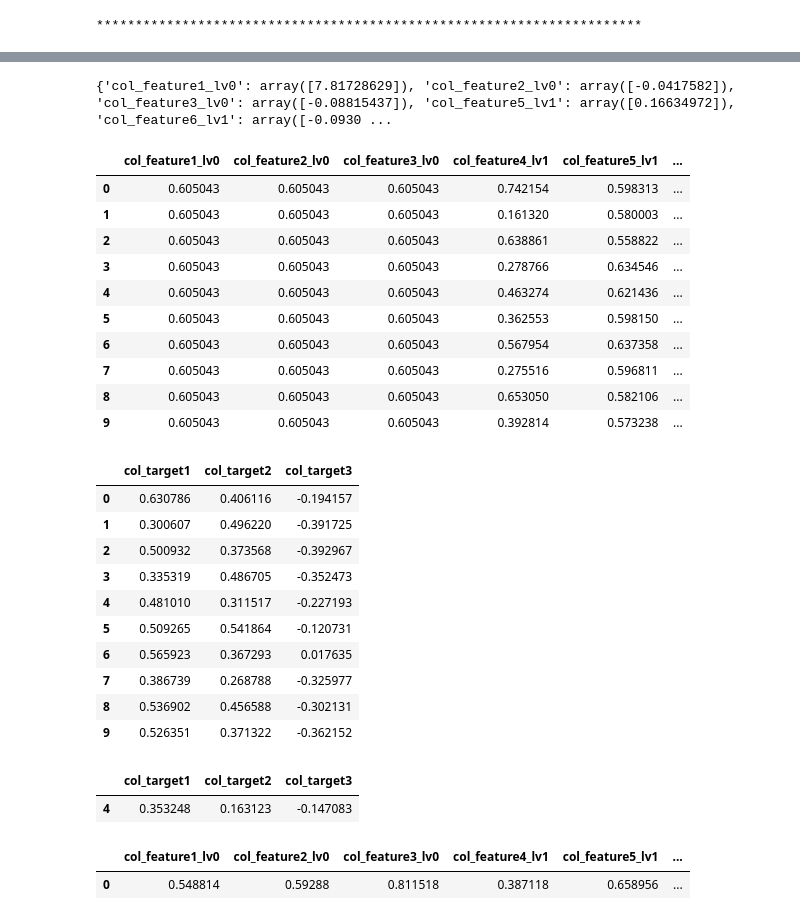
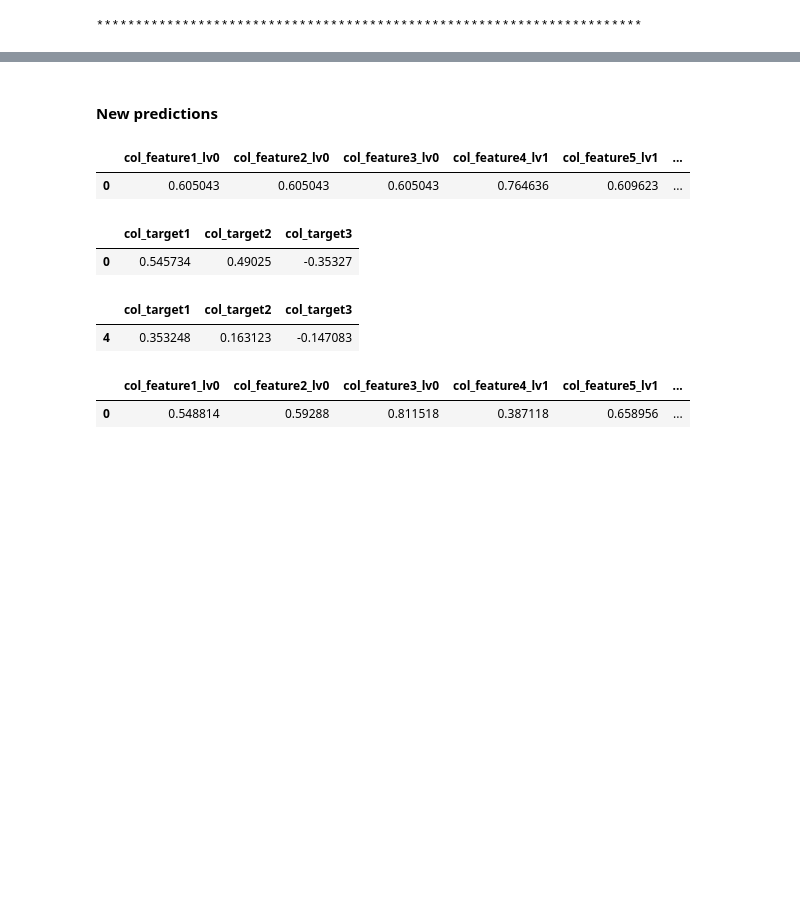
Before and after one commit to AlbertoBarbado/python-codebase, a Jupyter notebook: machine_learning/causal_inference_and_discovery/DoubleML - Causal Graph.ipynb, the cells around one changed output, grey strips where cells are left out. Drawn from its saved outputs; the diff is of its cells as text; code cells hidden in the pictures; blank space fills up the shorter version.

```diff
--- a/machine_learning/causal_inference_and_discovery/DoubleML - Causal Graph.ipynb
+++ b/machine_learning/causal_inference_and_discovery/DoubleML - Causal Graph.ipynb
@@ -368,40 +403,5 @@ for item in list_results:
-# %%
-# Perform RCA over an anomaly in a leaf node.
-# Reference: https://www.pywhy.org/dowhy/v0.11.1/getting_started/index.html
-def generate_anomalous_sample(X_ref, anomalous_val_1):
-  col_feature1_lv0 = anomalous_val_1
-  col_feature2_lv0 = X_ref['col_feature2_lv0'].values[0]
-  col_feature3_lv0 = X_ref['col_feature3_lv0'].values[0]
-  col_feature4_lv1 = 0.2*col_feature1_lv0 + 0.67*np.random.random(1)[0]
-  col_feature5_lv1 = 0.3*col_feature1_lv0 + 0.1*col_feature2_lv0 + 0.5*col_feature3_lv0 + 0.1*np.random.random(1)[0]
-  col_feature6_lv1 = 0.05*col_feature3_lv0 + 0.6*np.random.random(1)[0]
-  col_target1 = 0.2*col_feature1_lv0 + 0.1*col_feature2_lv0 + 0.1*col_feature3_lv0 + 0.3*col_feature4_lv1 + 0.2*np.random.random(1)[0]
-  col_target2 = 0.1*col_feature1_lv0 + 0.2*col_feature2_lv0 + 0.1*col_feature5_lv1 + 0.4*col_feature6_lv1 + 0.1*np.random.random(1)[0]
-  col_target3 = -0.3*col_feature1_lv0 + -0.3*col_feature2_lv0 + -0.1*col_feature5_lv1 + 0.5*np.random.random(1)[0]
-
-  df = pd.DataFrame(
-    {
-        'col_feature1_lv0': [col_feature1_lv0],
-        'col_feature2_lv0': [col_feature2_lv0],
-        'col_feature3_lv0': [col_feature3_lv0],
-        'col_feature4_lv1': [col_feature4_lv1],
-        'col_feature5_lv1': [col_feature5_lv1],
-        'col_feature6_lv1': [col_feature6_lv1],
-        'col_target1': [col_target1],
-        'col_target2': [col_target2],
-        'col_target3': [col_target3]
-    }
-    )
-  return df
-
-anomalous_sample = generate_anomalous_sample(X_ref, anomalous_val_1=4) # Here, col_feature1_lv0 is the root cause.
-
-# Which node is the root cause of the anomaly in col_target2?
-anomaly_attribution = gcm.attribute_anomalies(causal_model, "col_target2", anomalous_sample)
-clear_output()
-print(anomaly_attribution)
-# %% [output]
-{'col_feature1_lv0': array([7.81728629]), 'col_feature2_lv0': array([-0.0417582]), 'col_feature3_lv0': array([-0.08815437]), 'col_feature5_lv1': array([0.16634972]), 'col_feature6_lv1': array([-0.0930 ...
+# %% [markdown]
+#### New predictions
 # %%
 # New predictions
 '''
@@ -419,55 +419,37 @@ gcm.distribution_change(
   )
 '''
 
 # Reference input nodes
 X_test = df[4:5].copy().drop(columns=['col_date'])
 y_test = X_test[list_cols_target].copy()
 X_test = X_test.drop(columns=list_cols_target)[list_cols_lv0]
 dct_input = {col_input: lambda x: X_test[col_input].values[0] for col_input in list(X_test.columns)}
 X_pred = gcm.interventional_samples(
     causal_model,
     dct_input,
-    num_samples_to_draw=10
+    num_samples_to_draw=1
 )
 display(X_pred)
 display(X_pred[list_cols_target])
 display(y_test)
 '''
 samples = gcm.interventional_samples(
     causal_model,
     {
         'col_feature1_lv0': lambda x: 1,
         'col_feature2_lv0': lambda x: 1,
         'col_feature3_lv0': lambda x: 1
     },
     num_samples_to_draw=1000
 )
 samples.head()
 '''
 print()
 # %% [output]
 |  | col_feature1_lv0 | col_feature2_lv0 | col_feature3_lv0 | col_feature4_lv1 | col_feature5_lv1 | ... |
-| 0 | 0.605043 | 0.605043 | 0.605043 | 0.742154 | 0.598313 | ... |
-| 1 | 0.605043 | 0.605043 | 0.605043 | 0.161320 | 0.580003 | ... |
-| 2 | 0.605043 | 0.605043 | 0.605043 | 0.638861 | 0.558822 | ... |
-| 3 | 0.605043 | 0.605043 | 0.605043 | 0.278766 | 0.634546 | ... |
-| 4 | 0.605043 | 0.605043 | 0.605043 | 0.463274 | 0.621436 | ... |
-| 5 | 0.605043 | 0.605043 | 0.605043 | 0.362553 | 0.598150 | ... |
-| 6 | 0.605043 | 0.605043 | 0.605043 | 0.567954 | 0.637358 | ... |
-| 7 | 0.605043 | 0.605043 | 0.605043 | 0.275516 | 0.596811 | ... |
-| 8 | 0.605043 | 0.605043 | 0.605043 | 0.653050 | 0.582106 | ... |
-| 9 | 0.605043 | 0.605043 | 0.605043 | 0.392814 | 0.573238 | ... |
+| 0 | 0.605043 | 0.605043 | 0.605043 | 0.764636 | 0.609623 | ... |
 |  | col_target1 | col_target2 | col_target3 |
-| 0 | 0.630786 | 0.406116 | -0.194157 |
-| 1 | 0.300607 | 0.496220 | -0.391725 |
-| 2 | 0.500932 | 0.373568 | -0.392967 |
-| 3 | 0.335319 | 0.486705 | -0.352473 |
-| 4 | 0.481010 | 0.311517 | -0.227193 |
-| 5 | 0.509265 | 0.541864 | -0.120731 |
-| 6 | 0.565923 | 0.367293 | 0.017635 |
-| 7 | 0.386739 | 0.268788 | -0.325977 |
-| 8 | 0.536902 | 0.456588 | -0.302131 |
-| 9 | 0.526351 | 0.371322 | -0.362152 |
+| 0 | 0.545734 | 0.49025 | -0.35327 |
 |  | col_target1 | col_target2 | col_target3 |
 | 4 | 0.353248 | 0.163123 | -0.147083 |
 # %%
```
Also changed, not shown: parts of 34 cells of this notebook.
